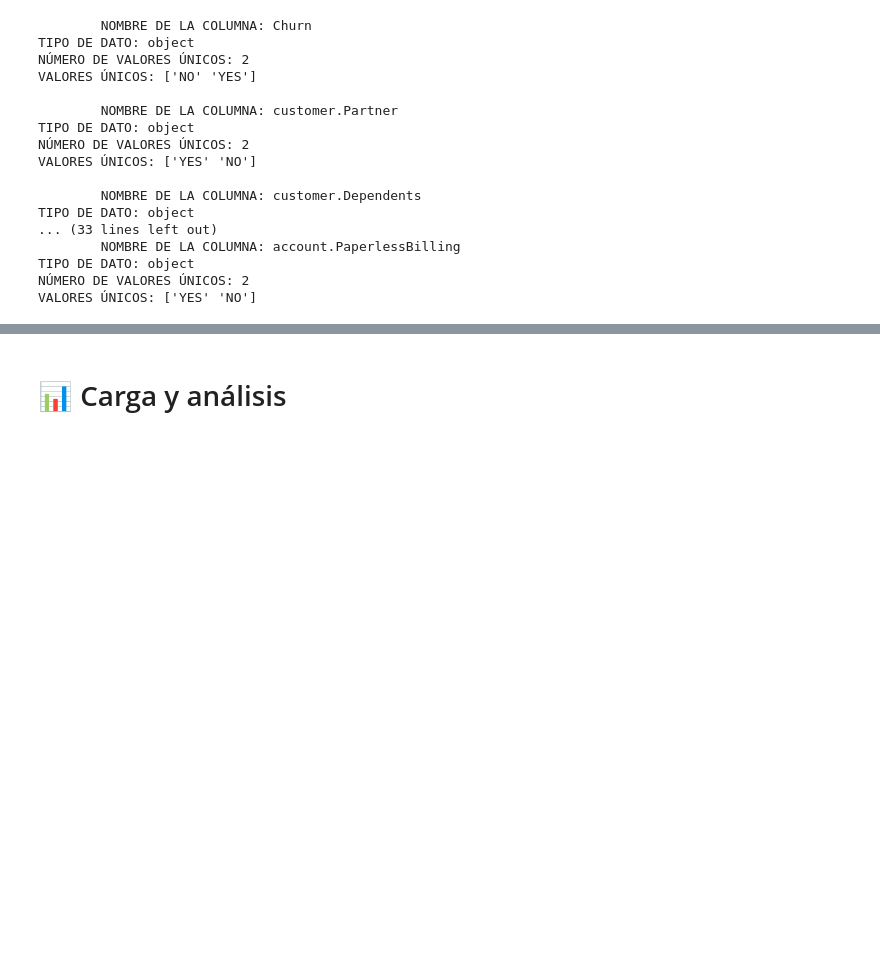
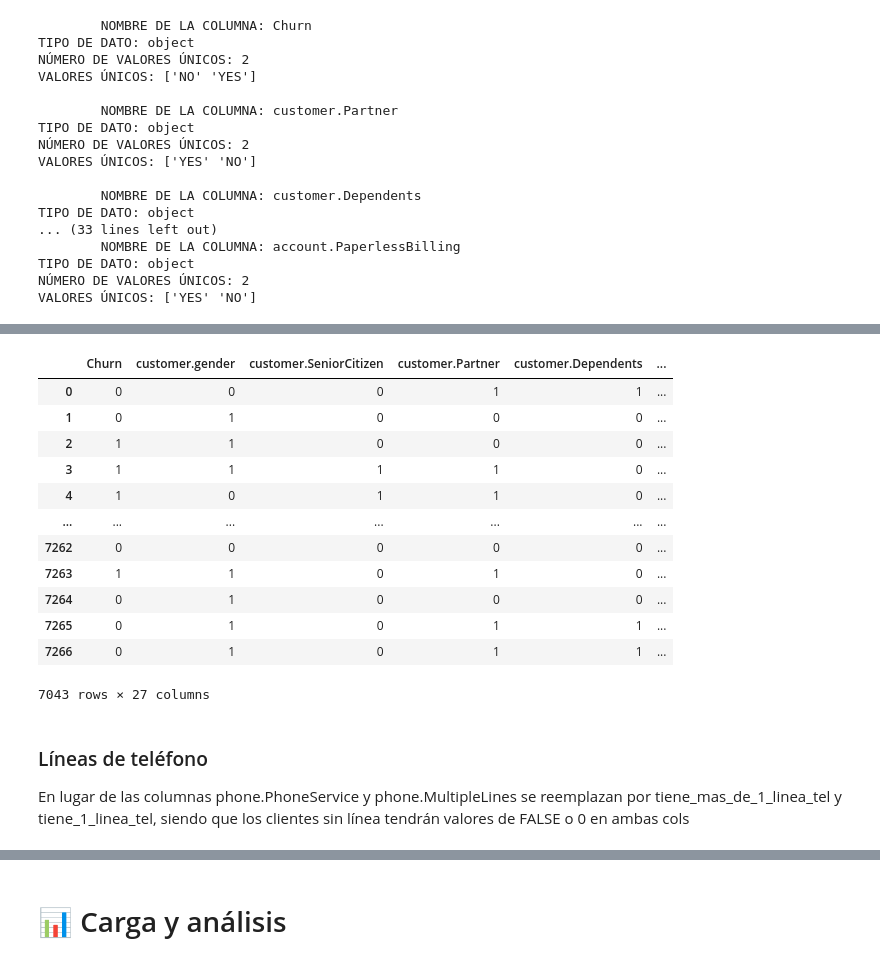
Before and after one commit to Nelly5469/challenge2-data-science-LATAM, a Jupyter notebook: TelecomX_LATAM.ipynb, the cells around one changed output, grey strips where cells are left out. Drawn from its saved outputs; the diff is of its cells as text; code cells hidden in the pictures; blank space fills up the shorter version.

```diff
--- a/TelecomX_LATAM.ipynb
+++ b/TelecomX_LATAM.ipynb
@@ -299,0 +350,6 @@ df
+# %%
+# Nueva columna
+dummies_account_PaymentMethod['es_pago_automatico'] = (
+    dummies_account_PaymentMethod['account.PaymentMethod_BANK TRANSFER (AUTOMATIC)'] |
+    dummies_account_PaymentMethod['account.PaymentMethod_CREDIT CARD (AUTOMATIC)']
+)
@@ -299,0 +372,26 @@ df
+# %%
+# eliminar col original
+df_transformed.drop(columns='account.PaymentMethod', inplace=True)
+# %%
+# Unir transformacion con el dataframe
+df_transformed = pd.concat([df_transformed, dummies_account_PaymentMethod], axis='columns')
+# %%
+df_transformed
+# %% [output]
+|  | Churn | customer.gender | customer.SeniorCitizen | customer.Partner | customer.Dependents | ... |
+| 0 | 0 | 0 | 0 | 1 | 1 | ... |
+| 1 | 0 | 1 | 0 | 0 | 0 | ... |
+| 2 | 1 | 1 | 0 | 0 | 0 | ... |
+| 3 | 1 | 1 | 1 | 1 | 0 | ... |
+| 4 | 1 | 0 | 1 | 1 | 0 | ... |
+| ... | ... | ... | ... | ... | ... | ... |
+| 7262 | 0 | 0 | 0 | 0 | 0 | ... |
+| 7263 | 1 | 1 | 0 | 1 | 0 | ... |
+| 7264 | 0 | 1 | 0 | 0 | 0 | ... |
+| 7265 | 0 | 1 | 0 | 1 | 1 | ... |
+| 7266 | 0 | 1 | 0 | 1 | 1 | ... |
+7043 rows × 27 columns
+# %% [markdown]
+### Líneas de teléfono
+
+En lugar de las columnas phone.PhoneService y phone.MultipleLines se reemplazan por tiene_mas_de_1_linea_tel y tiene_1_linea_tel, siendo que los clientes sin línea tendrán valores de FALSE o 0 en ambas cols
```
Also changed, not shown: parts of 22 cells of this notebook.
